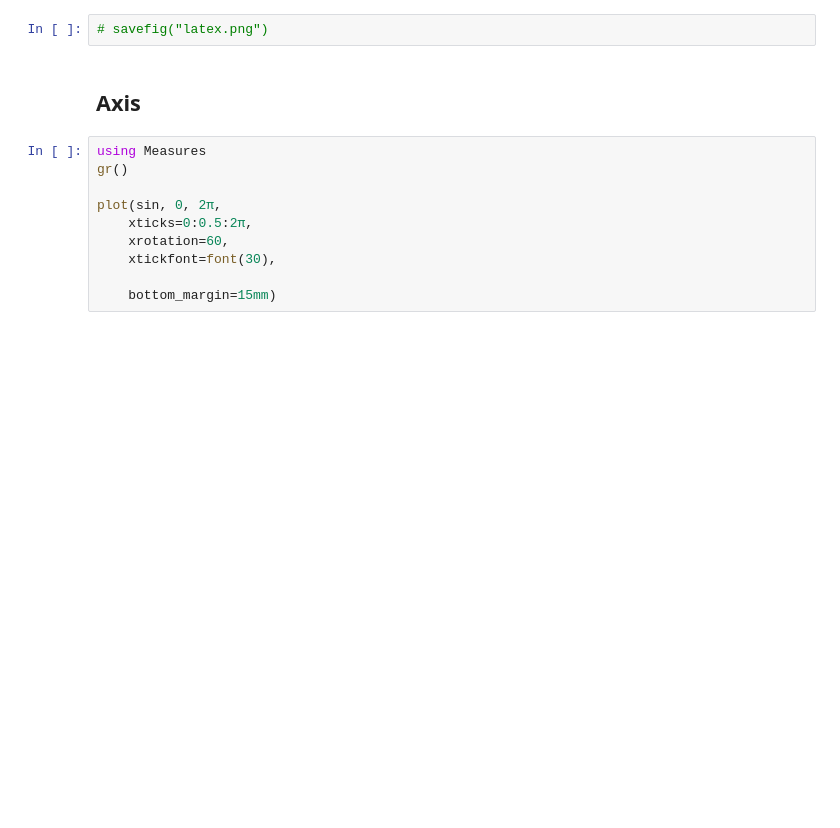
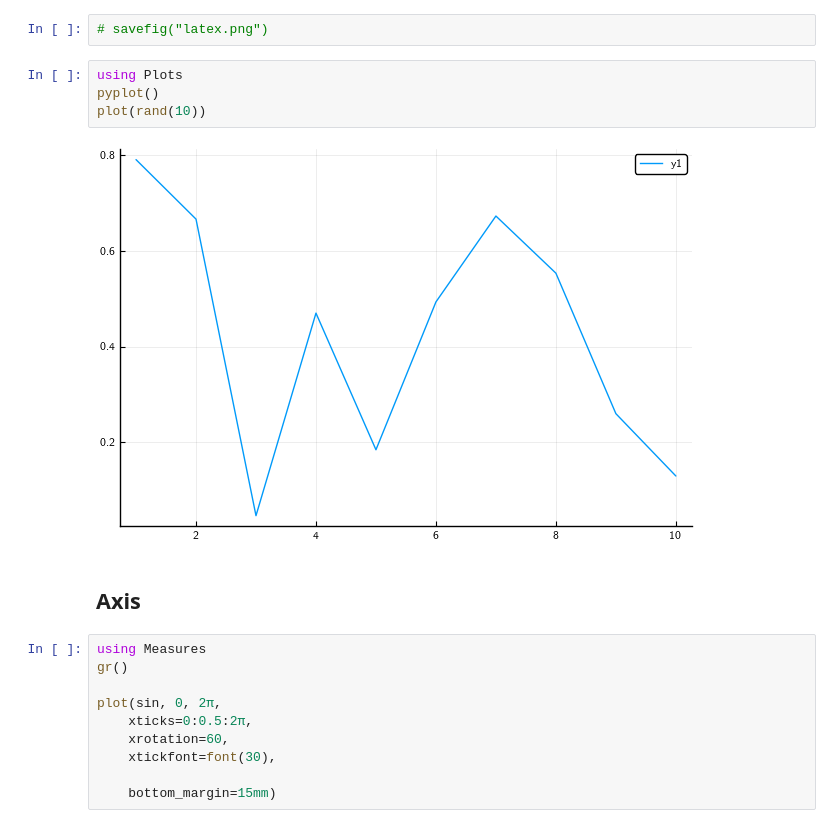
Before and after one commit to goropikari/PlotsGallery.jl, a Jupyter notebook: PlotsGallery.ipynb, the cells around one changed output. Cells and saved outputs as stored; diff of their text form; blank space fills up the shorter version.

```diff
--- a/PlotsGallery.ipynb
+++ b/PlotsGallery.ipynb
@@ -626,5 +631,11 @@ plot(fib,
 # %%
 # savefig("latex.png")
+# %%
+using Plots
+pyplot()
+plot(rand(10))
+# %% [output]
+[figure, added]
 # %% [markdown]
 ## Axis
 # %%
```
Also changed, not shown: parts of 5 cells of this notebook.
